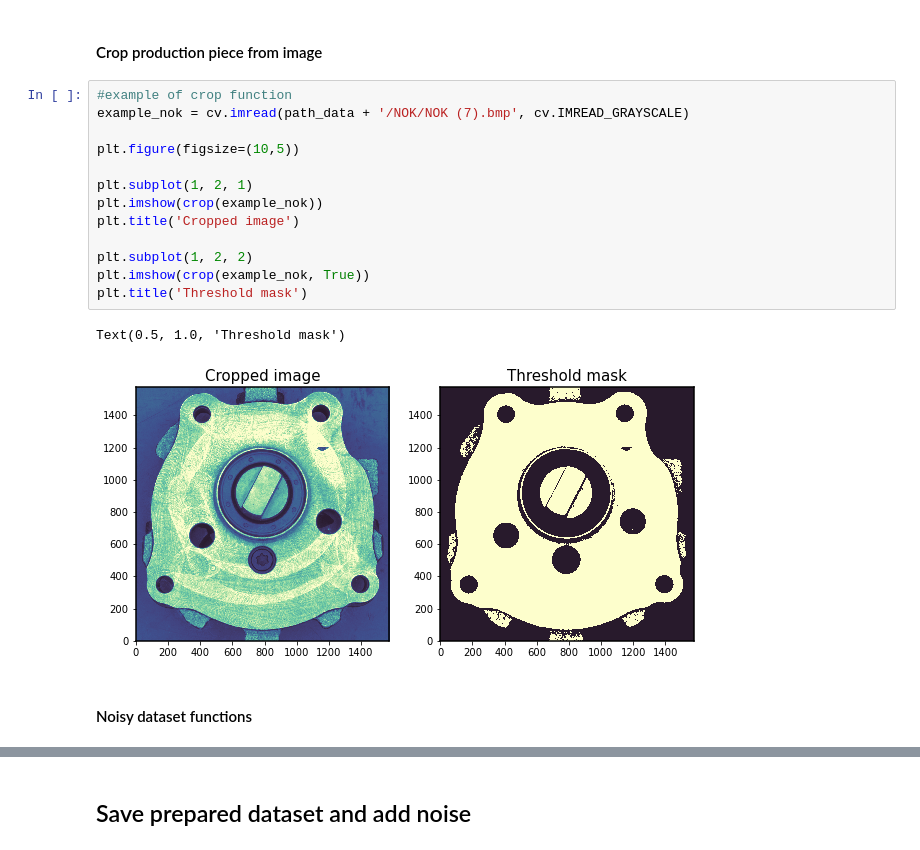
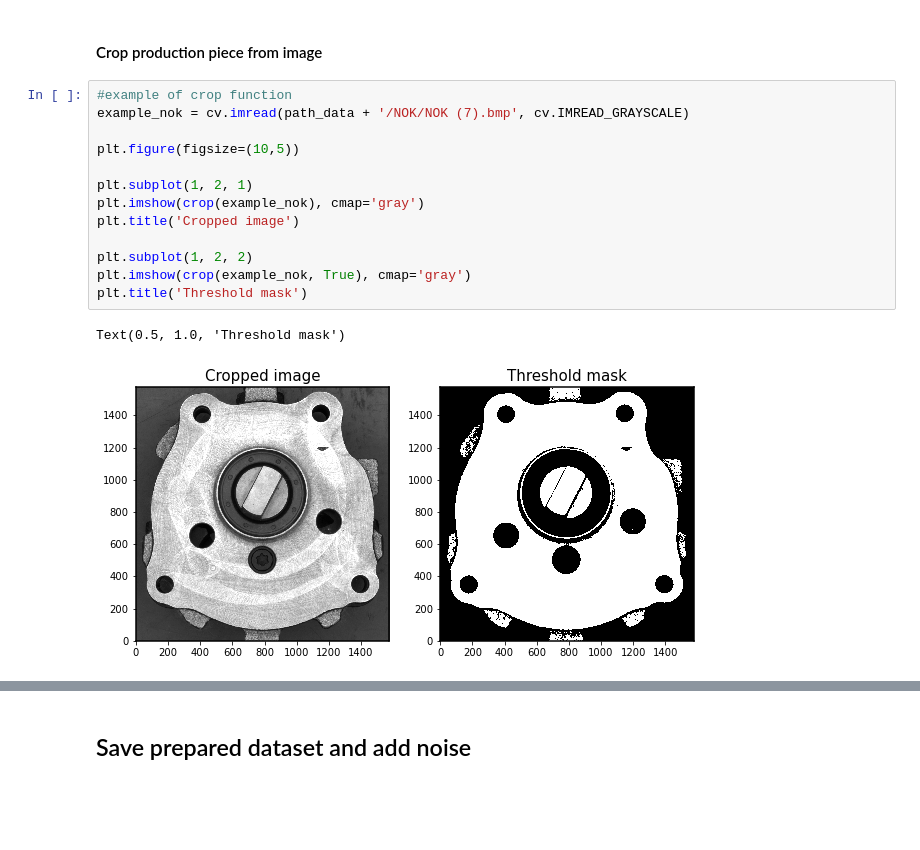
Before and after one commit to DragoneKTM/Industry_lab, a Jupyter notebook: Notebooks/Part1_preparation.ipynb, the cells around one changed output, grey strips where cells are left out. Saved outputs shown, nothing was run; the diff lists cells and outputs as text; blank space fills up the shorter version.

```diff
--- a/Notebooks/Part1_preparation.ipynb
+++ b/Notebooks/Part1_preparation.ipynb
@@ -154,18 +193,16 @@ Non si riscontrano varianze significative negli istogrammi per via della dimensi
 # %%
 #example of crop function
 example_nok = cv.imread(path_data + '/NOK/NOK (7).bmp', cv.IMREAD_GRAYSCALE)
 
 plt.figure(figsize=(10,5))
 
 plt.subplot(1, 2, 1)
-plt.imshow(crop(example_nok))
+plt.imshow(crop(example_nok), cmap='gray')
 plt.title('Cropped image')
 
 plt.subplot(1, 2, 2)
-plt.imshow(crop(example_nok, True))
+plt.imshow(crop(example_nok, True), cmap='gray')
 plt.title('Threshold mask')
 # %% [output]
 Text(0.5, 1.0, 'Threshold mask')
-[figure, old version]
+[figure, new version]
-# %% [markdown]
-#### Noisy dataset functions
```
Also changed, not shown: parts of 11 cells of this notebook, 6 other files.
